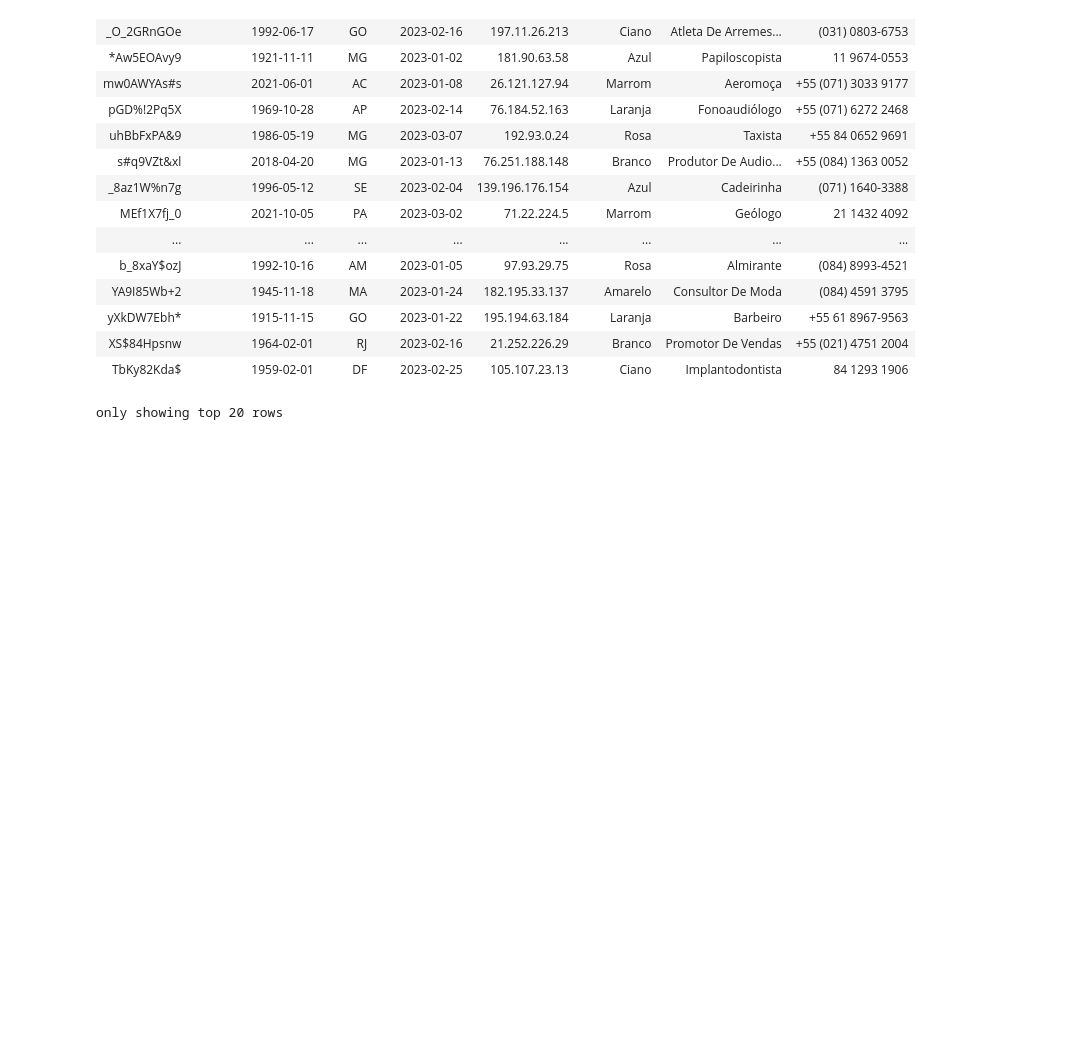
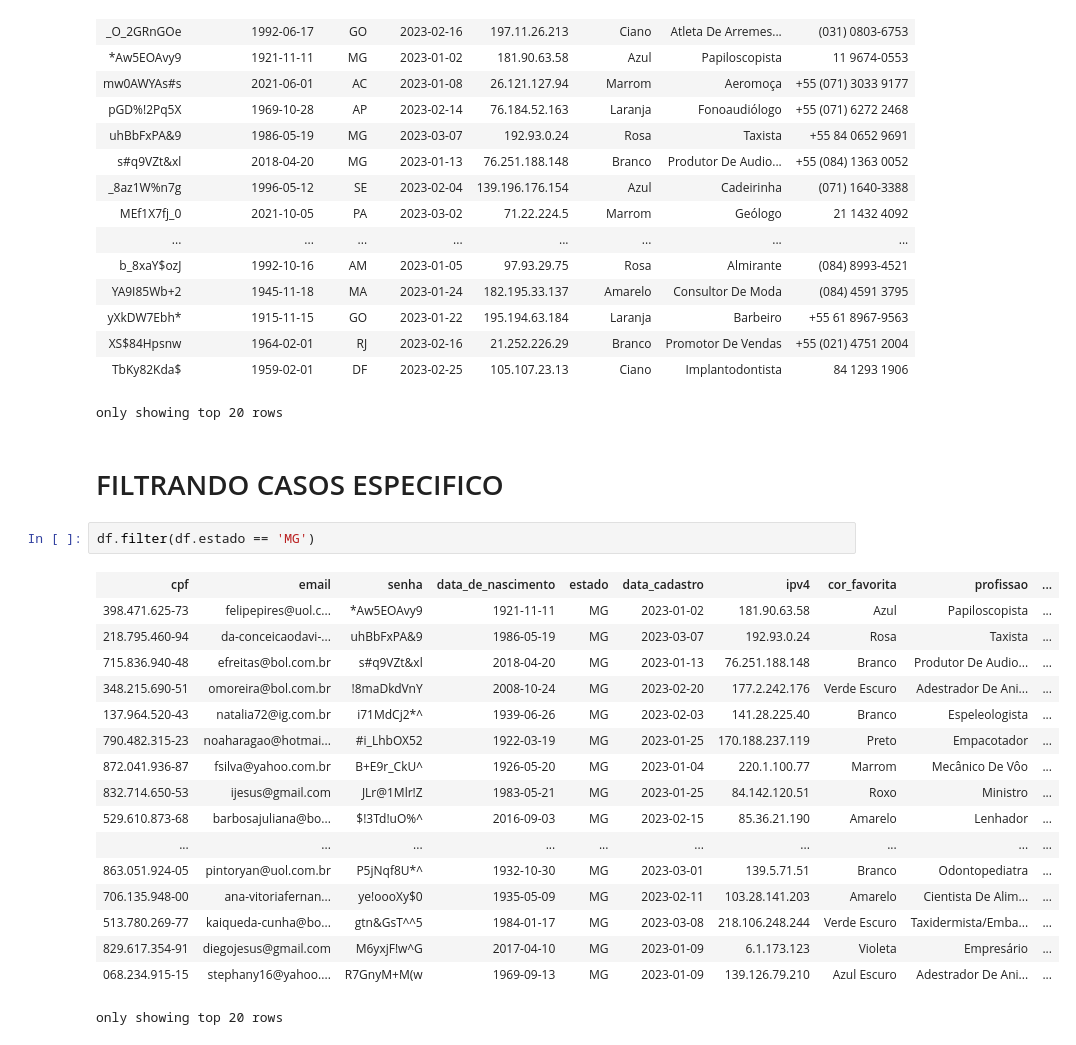
Before and after one commit to illives/Pyspark_Learning, a Jupyter notebook: pyspar_selecting.ipynb, the cells around one changed output. Drawn from its saved outputs; the diff is of its cells as text; blank space fills up the shorter version.

```diff
--- a/pyspar_selecting.ipynb
+++ b/pyspar_selecting.ipynb
@@ -149,3 +149,25 @@ df.drop('cpf', 'email')
 | XS$84Hpsnw | 1964-02-01 | RJ | 2023-02-16 | 21.252.226.29 | Branco | Promotor De Vendas | +55 (021) 4751 2004 |
 | TbKy82Kda$ | 1959-02-01 | DF | 2023-02-25 | 105.107.23.13 | Ciano | Implantodontista | 84 1293 1906 |
 only showing top 20 rows
+# %% [markdown]
+# FILTRANDO CASOS ESPECIFICO
+# %%
+df.filter(df.estado == 'MG')
+# %% [output]
+| cpf | email | senha | data_de_nascimento | estado | data_cadastro | ipv4 | cor_favorita | profissao | ... |
+| 398.471.625-73 | felipepires@uol.c... | *Aw5EOAvy9 | 1921-11-11 | MG | 2023-01-02 | 181.90.63.58 | Azul | Papiloscopista | ... |
+| 218.795.460-94 | da-conceicaodavi-... | uhBbFxPA&9 | 1986-05-19 | MG | 2023-03-07 | 192.93.0.24 | Rosa | Taxista | ... |
+| 715.836.940-48 | efreitas@bol.com.br | s#q9VZt&xl | 2018-04-20 | MG | 2023-01-13 | 76.251.188.148 | Branco | Produtor De Audio... | ... |
+| 348.215.690-51 | omoreira@bol.com.br | !8maDkdVnY | 2008-10-24 | MG | 2023-02-20 | 177.2.242.176 | Verde Escuro | Adestrador De Ani... | ... |
+| 137.964.520-43 | natalia72@ig.com.br | i71MdCj2*^ | 1939-06-26 | MG | 2023-02-03 | 141.28.225.40 | Branco | Espeleologista | ... |
+| 790.482.315-23 | noaharagao@hotmai... | #i_LhbOX52 | 1922-03-19 | MG | 2023-01-25 | 170.188.237.119 | Preto | Empacotador | ... |
+| 872.041.936-87 | fsilva@yahoo.com.br | B+E9r_CkU^ | 1926-05-20 | MG | 2023-01-04 | 220.1.100.77 | Marrom | Mecânico De Vôo | ... |
+| 832.714.650-53 | ijesus@gmail.com | JLr@1Mlr!Z | 1983-05-21 | MG | 2023-01-25 | 84.142.120.51 | Roxo | Ministro | ... |
+| 529.610.873-68 | barbosajuliana@bo... | $!3Td!uO%^ | 2016-09-03 | MG | 2023-02-15 | 85.36.21.190 | Amarelo | Lenhador | ... |
+| ... | ... | ... | ... | ... | ... | ... | ... | ... | ... |
+| 863.051.924-05 | pintoryan@uol.com.br | P5jNqf8U*^ | 1932-10-30 | MG | 2023-03-01 | 139.5.71.51 | Branco | Odontopediatra | ... |
+| 706.135.948-00 | ana-vitoriafernan... | ye!oooXy$0 | 1935-05-09 | MG | 2023-02-11 | 103.28.141.203 | Amarelo | Cientista De Alim... | ... |
+| 513.780.269-77 | kaiqueda-cunha@bo... | gtn&GsT^^5 | 1984-01-17 | MG | 2023-03-08 | 218.106.248.244 | Verde Escuro | Taxidermista/Emba... | ... |
+| 829.617.354-91 | diegojesus@gmail.com | M6yxjF!w^G | 2017-04-10 | MG | 2023-01-09 | 6.1.173.123 | Violeta | Empresário | ... |
+| 068.234.915-15 | stephany16@yahoo.... | R7GnyM+M(w | 1969-09-13 | MG | 2023-01-09 | 139.126.79.210 | Azul Escuro | Adestrador De Ani... | ... |
+only showing top 20 rows
```
Also changed, not shown: parts of 1 cell of this notebook, 1 other file.
